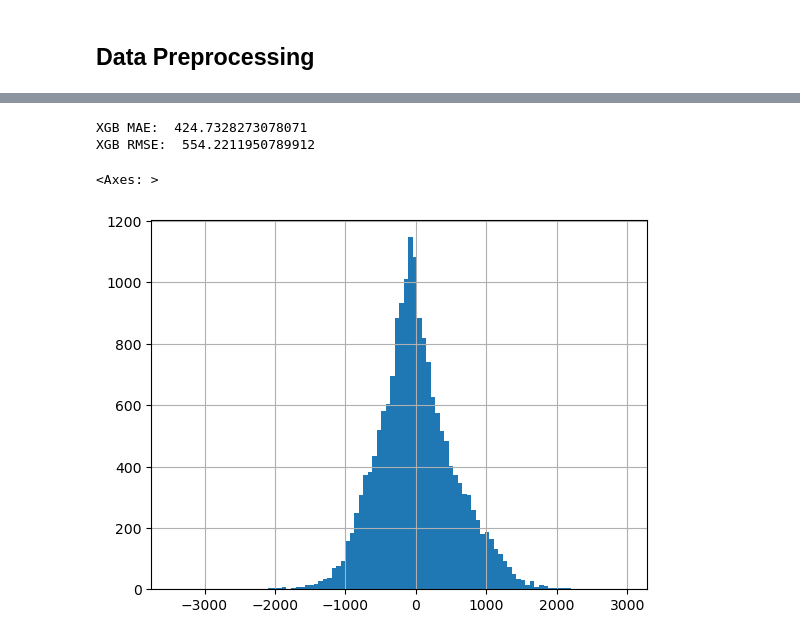
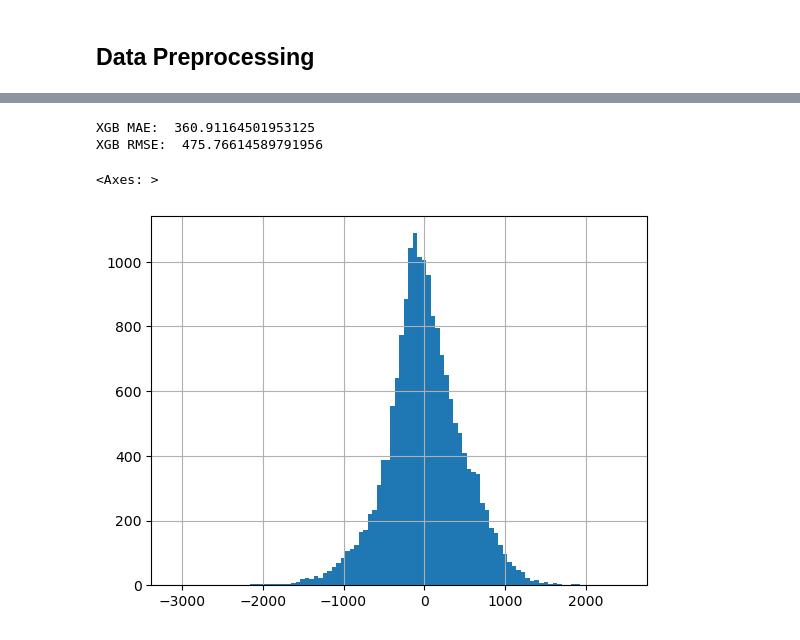
Before and after one commit to Concyclics/NUS-CS5228-project, a Jupyter notebook: final_project.ipynb, the cells around one changed output, grey strips where cells are left out. Saved outputs shown, nothing was run; the diff lists cells and outputs as text; code cells hidden in the pictures.

Commit message:
kaggle score 491

```diff
--- a/final_project.ipynb
+++ b/final_project.ipynb
@@ -290,0 +572,21 @@ LGBM RMSE:  550.4730944844948
+# %%
+param_grid = {
+    'reg_alpha': list(np.arange(0, 1, 0.1)),
+    'reg_lambda': list(np.arange(0, 1, 0.1)),
+}
+
+LGBM = LGBMRegressor(
+    learning_rate=0.01,
+    max_depth=9,
+    num_leaves=99,
+    min_child_samples=27,
+    min_child_weight=0.001,
+    bagging_fraction=grid_search.best_params_['bagging_fraction'],
+    bagging_freq=grid_search.best_params_['bagging_freq'],
+)
+
+#RSME as the metric
+grid_search = GridSearchCV(estimator=LGBM, param_grid=param_grid, cv=5, n_jobs=-1, verbose=2, scoring='neg_root_mean_squared_error')
+grid_search.fit(X_train, y_train)
+print('参数的最佳取值:{0}'.format(grid_search.best_params_))
+print('最佳模型得分:{0}'.format(grid_search.best_score_))
@@ -290,0 +606,21 @@ LGBM RMSE:  550.4730944844948
+# %%
+LGBM = LGBMRegressor(
+    learning_rate=0.01,
+    n_estimators=50000,
+    max_depth=9,
+    num_leaves=99,
+    min_child_samples=27,
+    min_child_weight=0.001,
+    bagging_fraction=0.5,
+    bagging_freq=2,
+    reg_alpha=grid_search.best_params_['reg_alpha'],
+    reg_lambda=grid_search.best_params_['reg_lambda'],
+)
+
+LGBM.fit(X_train, y_train)
+y_pred = LGBM.predict(X_val)
+print('LGBM MAE: ', mean_absolute_error(y_val, y_pred))
+print('LGBM RMSE: ', np.sqrt(mean_squared_error(y_val, y_pred)))
+df_plot_diff = pd.DataFrame({'y_val': y_val, 'y_pred': y_pred})
+df_plot_diff['diff'] = df_plot_diff['y_val'] - df_plot_diff['y_pred']
+df_plot_diff['diff'].hist(bins=100)
@@ -291,18 +634,18 @@ LGBM RMSE:  550.4730944844948
 # %%
 xgb = XGBRegressor(
-    learning_rate=0.05,
+    learning_rate=0.01,
     n_estimators=1000,
 )
 
 xgb.fit(X_train, y_train)
 y_pred = xgb.predict(X_val)
 print('XGB MAE: ', mean_absolute_error(y_val, y_pred))
 print('XGB RMSE: ', np.sqrt(mean_squared_error(y_val, y_pred)))
 df_plot_diff = pd.DataFrame({'y_val': y_val, 'y_pred': y_pred})
 df_plot_diff['diff'] = df_plot_diff['y_val'] - df_plot_diff['y_pred']
 df_plot_diff['diff'].hist(bins=100)
 # %% [output]
-XGB MAE:  424.7328273078071
-XGB RMSE:  554.2211950789912
+XGB MAE:  360.91164501953125
+XGB RMSE:  475.76614589791956
 <Axes: >
-[figure, old version]
+[figure, new version]
```
Also changed, not shown: parts of 55 cells of this notebook, 7 other files.
